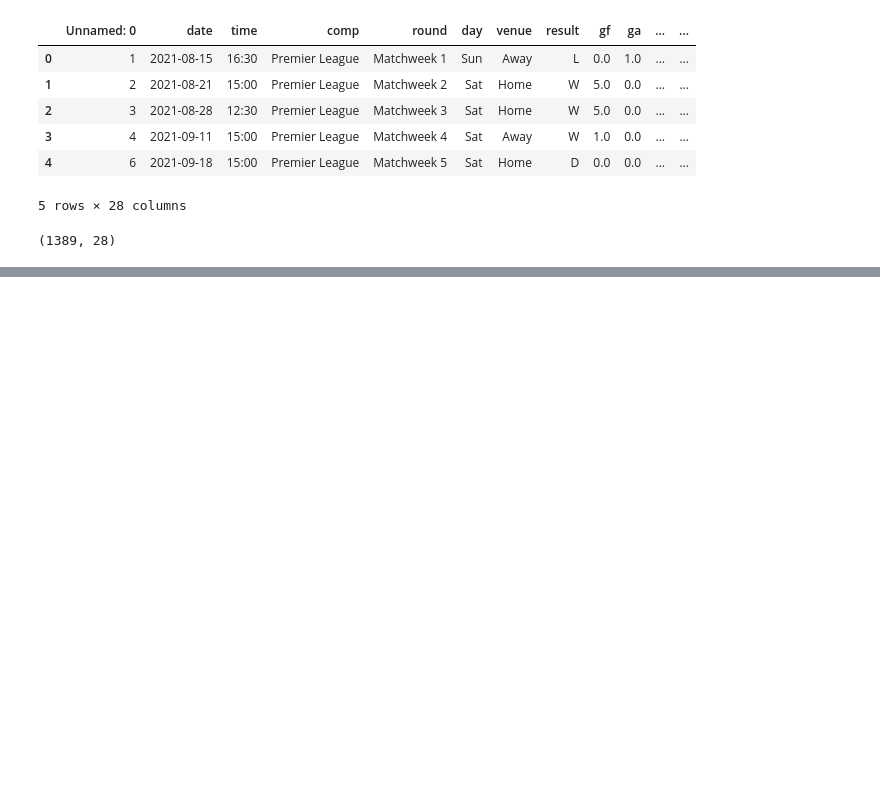
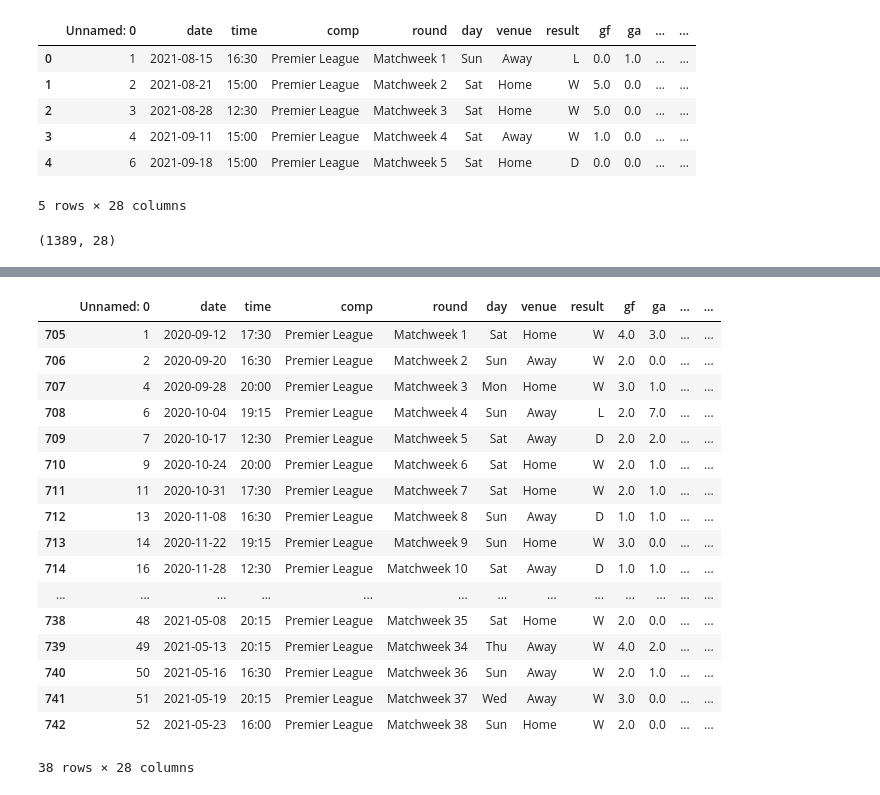
Before and after one commit to vinicarlosss/MachineLearning_Futebol, a Jupyter notebook: dataquest_model.ipynb, the cells around one changed output, grey strips where cells are left out. Drawn from its saved outputs; the diff is of its cells as text; code cells hidden in the pictures; blank space fills up the shorter version.

```diff
--- a/dataquest_model.ipynb
+++ b/dataquest_model.ipynb
@@ -18,0 +39,21 @@ print(matches.shape)
+# %%
+matches[matches["team"] == "Liverpool"]
+# %% [output]
+|  | Unnamed: 0 | date | time | comp | round | day | venue | result | gf | ga | ... | ... |
+| 705 | 1 | 2020-09-12 | 17:30 | Premier League | Matchweek 1 | Sat | Home | W | 4.0 | 3.0 | ... | ... |
+| 706 | 2 | 2020-09-20 | 16:30 | Premier League | Matchweek 2 | Sun | Away | W | 2.0 | 0.0 | ... | ... |
+| 707 | 4 | 2020-09-28 | 20:00 | Premier League | Matchweek 3 | Mon | Home | W | 3.0 | 1.0 | ... | ... |
+| 708 | 6 | 2020-10-04 | 19:15 | Premier League | Matchweek 4 | Sun | Away | L | 2.0 | 7.0 | ... | ... |
+| 709 | 7 | 2020-10-17 | 12:30 | Premier League | Matchweek 5 | Sat | Away | D | 2.0 | 2.0 | ... | ... |
+| 710 | 9 | 2020-10-24 | 20:00 | Premier League | Matchweek 6 | Sat | Home | W | 2.0 | 1.0 | ... | ... |
+| 711 | 11 | 2020-10-31 | 17:30 | Premier League | Matchweek 7 | Sat | Home | W | 2.0 | 1.0 | ... | ... |
+| 712 | 13 | 2020-11-08 | 16:30 | Premier League | Matchweek 8 | Sun | Away | D | 1.0 | 1.0 | ... | ... |
+| 713 | 14 | 2020-11-22 | 19:15 | Premier League | Matchweek 9 | Sun | Home | W | 3.0 | 0.0 | ... | ... |
+| 714 | 16 | 2020-11-28 | 12:30 | Premier League | Matchweek 10 | Sat | Away | D | 1.0 | 1.0 | ... | ... |
+| ... | ... | ... | ... | ... | ... | ... | ... | ... | ... | ... | ... | ... |
+| 738 | 48 | 2021-05-08 | 20:15 | Premier League | Matchweek 35 | Sat | Home | W | 2.0 | 0.0 | ... | ... |
+| 739 | 49 | 2021-05-13 | 20:15 | Premier League | Matchweek 34 | Thu | Away | W | 4.0 | 2.0 | ... | ... |
+| 740 | 50 | 2021-05-16 | 16:30 | Premier League | Matchweek 36 | Sun | Away | W | 2.0 | 1.0 | ... | ... |
+| 741 | 51 | 2021-05-19 | 20:15 | Premier League | Matchweek 37 | Wed | Away | W | 3.0 | 0.0 | ... | ... |
+| 742 | 52 | 2021-05-23 | 16:00 | Premier League | Matchweek 38 | Sun | Home | W | 2.0 | 0.0 | ... | ... |
+38 rows × 28 columns
```
Also changed, not shown: parts of 2 cells of this notebook.
